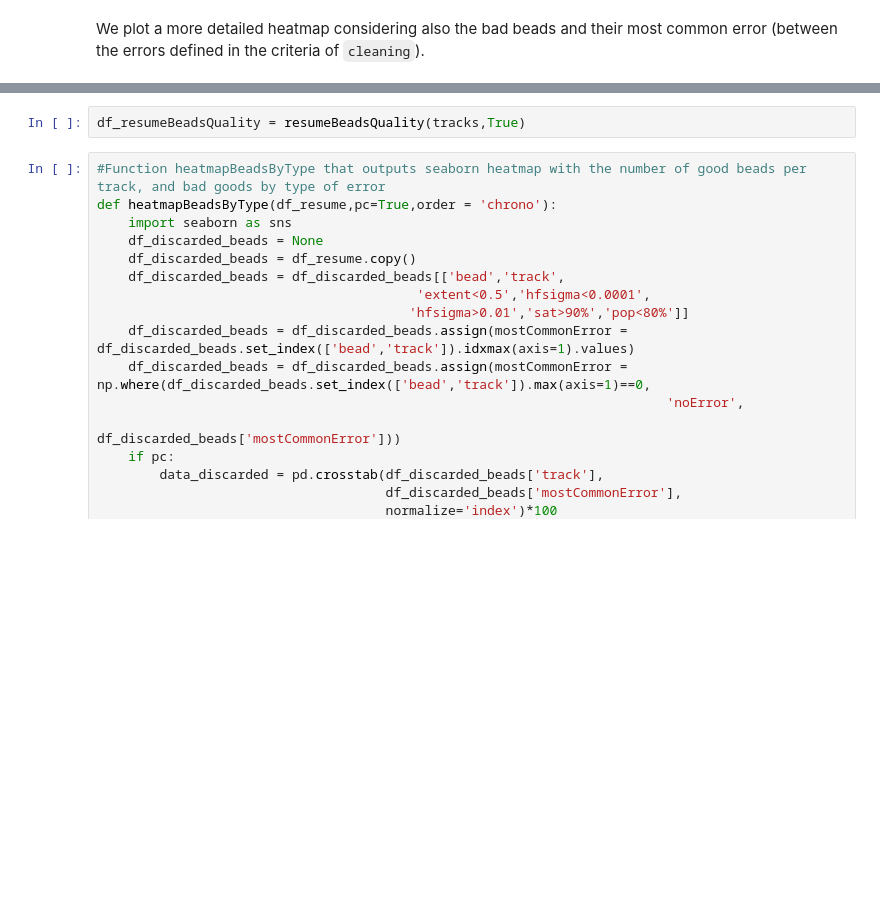
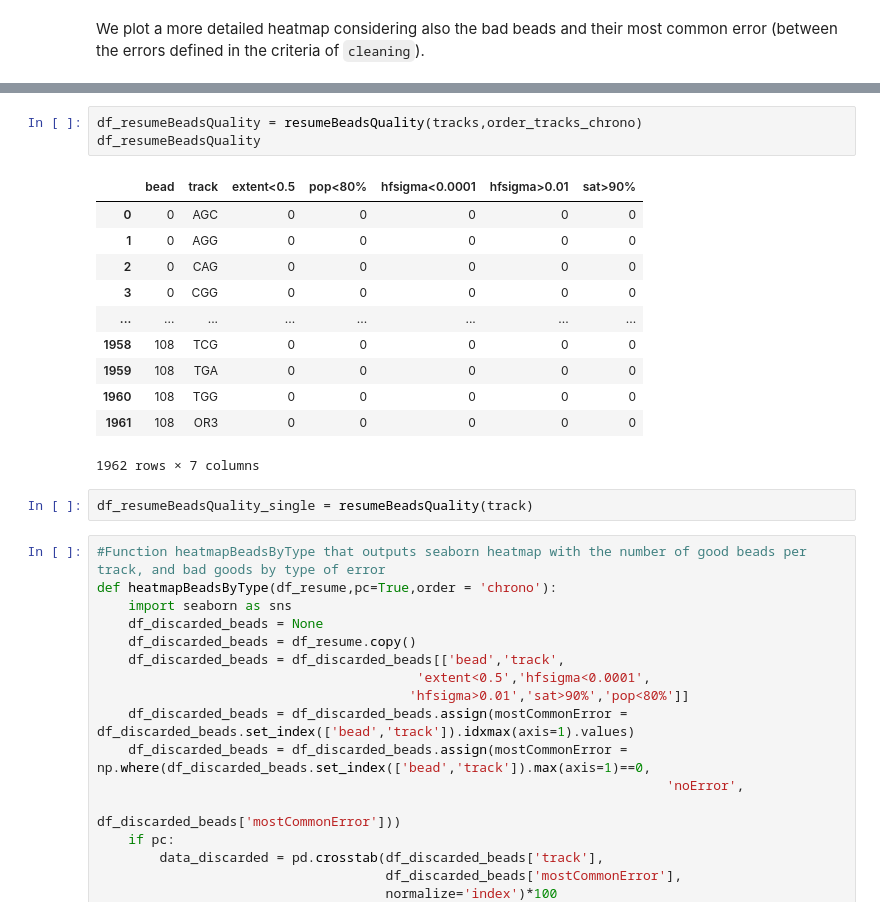
Before and after one commit to depixusgenome/trackanalysis, a Jupyter notebook: analyses/beadsquality.ipynb, the cells around one changed output, grey strips where cells are left out. Cells and saved outputs as stored; diff of their text form; blank space fills up the shorter version.

```diff
--- a/analyses/beadsquality.ipynb
+++ b/analyses/beadsquality.ipynb
@@ -209,7 +283,22 @@ def resumeBeadsQuality(tracks,is_dict):
     del msg[0]
     return pd.DataFrame(msg)[list(dict_msg.keys())]
 # %%
-df_resumeBeadsQuality = resumeBeadsQuality(tracks,True)
+df_resumeBeadsQuality = resumeBeadsQuality(tracks,order_tracks_chrono)
+df_resumeBeadsQuality
+# %% [output]
+|  | bead | track | extent<0.5 | pop<80% | hfsigma<0.0001 | hfsigma>0.01 | sat>90% |
+| 0 | 0 | AGC | 0 | 0 | 0 | 0 | 0 |
+| 1 | 0 | AGG | 0 | 0 | 0 | 0 | 0 |
+| 2 | 0 | CAG | 0 | 0 | 0 | 0 | 0 |
+| 3 | 0 | CGG | 0 | 0 | 0 | 0 | 0 |
+| ... | ... | ... | ... | ... | ... | ... | ... |
+| 1958 | 108 | TCG | 0 | 0 | 0 | 0 | 0 |
+| 1959 | 108 | TGA | 0 | 0 | 0 | 0 | 0 |
+| 1960 | 108 | TGG | 0 | 0 | 0 | 0 | 0 |
+| 1961 | 108 | OR3 | 0 | 0 | 0 | 0 | 0 |
+1962 rows × 7 columns
+# %%
+df_resumeBeadsQuality_single = resumeBeadsQuality(track)
 # %%
 #Function heatmapBeadsByType that outputs seaborn heatmap with the number of good beads per track, and bad goods by type of error
 def heatmapBeadsByType(df_resume,pc=True,order = 'chrono'):
```
Also changed, not shown: parts of 15 cells of this notebook.
